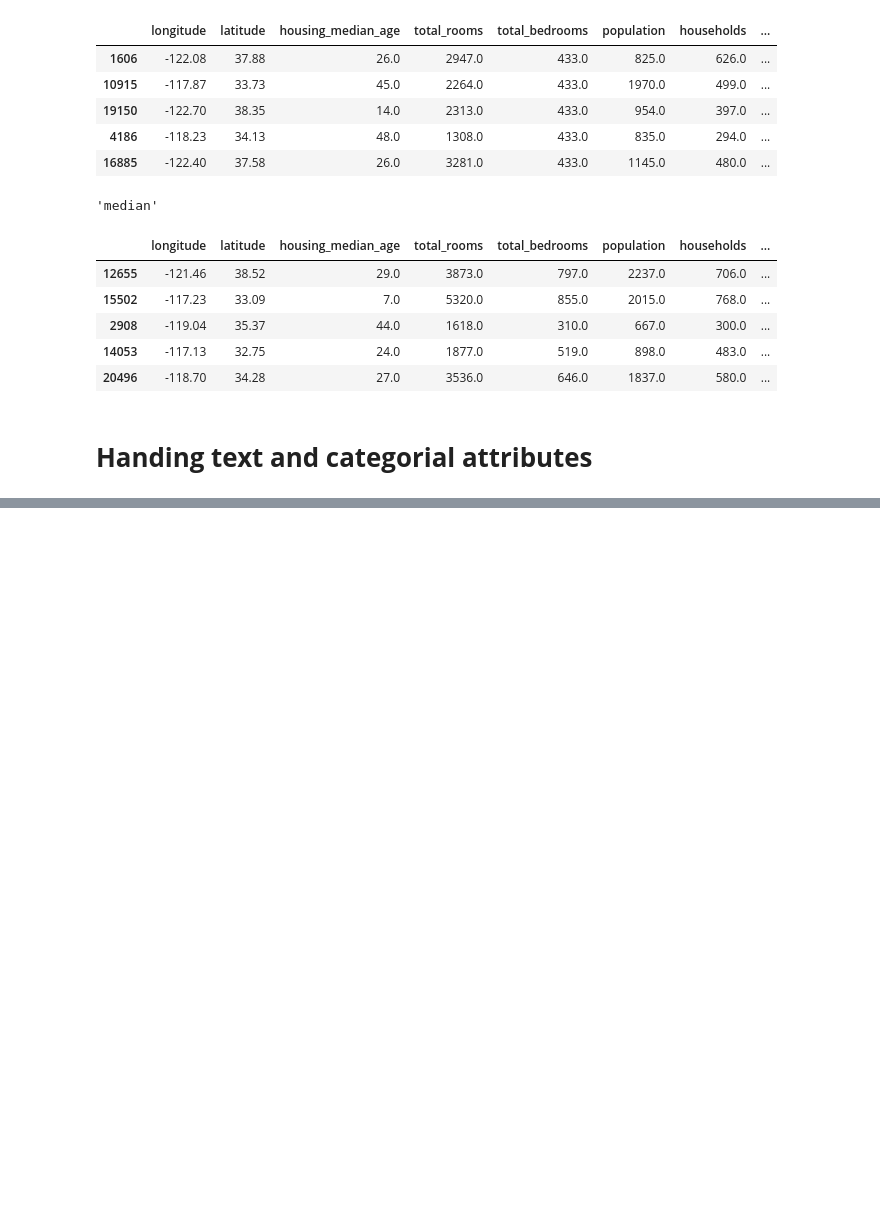
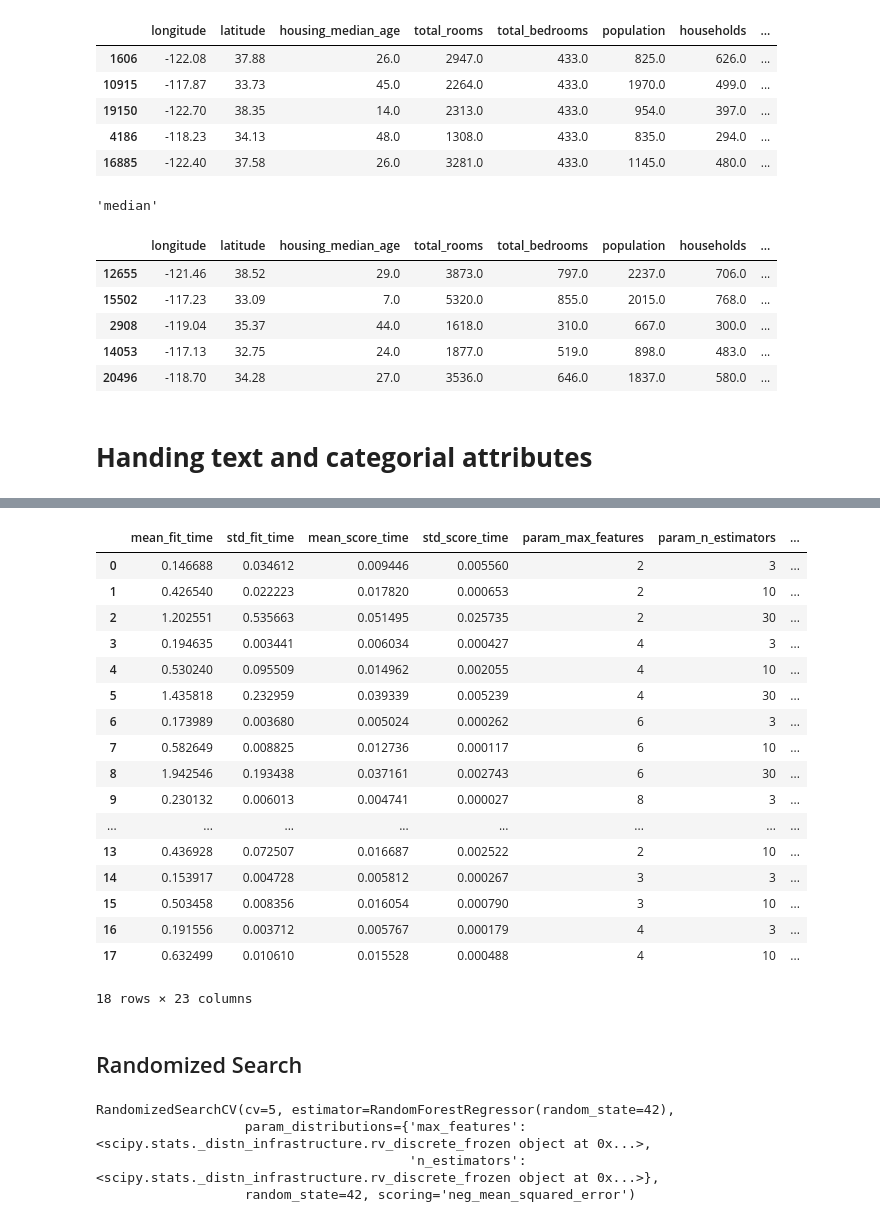
Before and after one commit to ankesh86/MachineLearningwithPython, a Jupyter notebook: Housing_ML.ipynb, the cells around one changed output, grey strips where cells are left out. Drawn from its saved outputs; the diff is of its cells as text; code cells hidden in the pictures; blank space fills up the shorter version.

```diff
--- a/Housing_ML.ipynb
+++ b/Housing_ML.ipynb
@@ -442,0 +639,5 @@ housing_tr.head()
+# %%
+from sklearn.tree import DecisionTreeRegressor
+
+tree_reg = DecisionTreeRegressor(random_state=42)
+tree_reg.fit(housing_prepared, housing_labels)
@@ -442,0 +685,5 @@ housing_tr.head()
+# %%
+from sklearn.ensemble import RandomForestRegressor
+
+forest_reg = RandomForestRegressor(n_estimators=100, random_state=42)
+forest_reg.fit(housing_prepared, housing_labels)
@@ -442,0 +725,9 @@ housing_tr.head()
+# %%
+from sklearn.svm import SVR
+
+svm_reg = SVR(kernel="linear")
+svm_reg.fit(housing_prepared, housing_labels)
+housing_predictions = svm_reg.predict(housing_prepared)
+svm_mse = mean_squared_error(housing_labels, housing_predictions)
+svm_rmse = np.sqrt(svm_mse)
+svm_rmse
@@ -442,0 +738,16 @@ housing_tr.head()
+# %%
+from sklearn.model_selection import GridSearchCV
+
+param_grid = [
+    # try 12 (3×4) combinations of hyperparameters
+    {'n_estimators': [3, 10, 30], 'max_features': [2, 4, 6, 8]},
+    # then try 6 (2×3) combinations with bootstrap set as False
+    {'bootstrap': [False], 'n_estimators': [3, 10], 'max_features': [2, 3, 4]},
+  ]
+
+forest_reg = RandomForestRegressor(random_state=42)
+# train across 5 folds, that's a total of (12+6)*5=90 rounds of training
+grid_search = GridSearchCV(forest_reg, param_grid, cv=5,
+                           scoring='neg_mean_squared_error',
+                           return_train_score=True)
+grid_search.fit(housing_prepared, housing_labels)
@@ -442,0 +792,41 @@ housing_tr.head()
+# %%
+pd.DataFrame(grid_search.cv_results_)
+# %% [output]
+|  | mean_fit_time | std_fit_time | mean_score_time | std_score_time | param_max_features | param_n_estimators | ... |
+| 0 | 0.146688 | 0.034612 | 0.009446 | 0.005560 | 2 | 3 | ... |
+| 1 | 0.426540 | 0.022223 | 0.017820 | 0.000653 | 2 | 10 | ... |
+| 2 | 1.202551 | 0.535663 | 0.051495 | 0.025735 | 2 | 30 | ... |
+| 3 | 0.194635 | 0.003441 | 0.006034 | 0.000427 | 4 | 3 | ... |
+| 4 | 0.530240 | 0.095509 | 0.014962 | 0.002055 | 4 | 10 | ... |
+| 5 | 1.435818 | 0.232959 | 0.039339 | 0.005239 | 4 | 30 | ... |
+| 6 | 0.173989 | 0.003680 | 0.005024 | 0.000262 | 6 | 3 | ... |
+| 7 | 0.582649 | 0.008825 | 0.012736 | 0.000117 | 6 | 10 | ... |
+| 8 | 1.942546 | 0.193438 | 0.037161 | 0.002743 | 6 | 30 | ... |
+| 9 | 0.230132 | 0.006013 | 0.004741 | 0.000027 | 8 | 3 | ... |
+| ... | ... | ... | ... | ... | ... | ... | ... |
+| 13 | 0.436928 | 0.072507 | 0.016687 | 0.002522 | 2 | 10 | ... |
+| 14 | 0.153917 | 0.004728 | 0.005812 | 0.000267 | 3 | 3 | ... |
+| 15 | 0.503458 | 0.008356 | 0.016054 | 0.000790 | 3 | 10 | ... |
+| 16 | 0.191556 | 0.003712 | 0.005767 | 0.000179 | 4 | 3 | ... |
+| 17 | 0.632499 | 0.010610 | 0.015528 | 0.000488 | 4 | 10 | ... |
+18 rows × 23 columns
+# %% [markdown]
+## Randomized Search
+# %%
+from sklearn.model_selection import RandomizedSearchCV
+from scipy.stats import randint
+
+param_distribs = {
+        'n_estimators': randint(low=1, high=200),
+        'max_features': randint(low=1, high=8),
+    }
+
+forest_reg = RandomForestRegressor(random_state=42)
+rnd_search = RandomizedSearchCV(forest_reg, param_distributions=param_distribs,
+                                n_iter=10, cv=5, scoring='neg_mean_squared_error', random_state=42)
+rnd_search.fit(housing_prepared, housing_labels)
+# %% [output]
+RandomizedSearchCV(cv=5, estimator=RandomForestRegressor(random_state=42),
+                   param_distributions={'max_features': <scipy.stats._distn_infrastructure.rv_discrete_frozen object at 0x...>,
+                                        'n_estimators': <scipy.stats._distn_infrastructure.rv_discrete_frozen object at 0x...>},
+                   random_state=42, scoring='neg_mean_squared_error')
```
Also changed, not shown: parts of 47 cells of this notebook.
